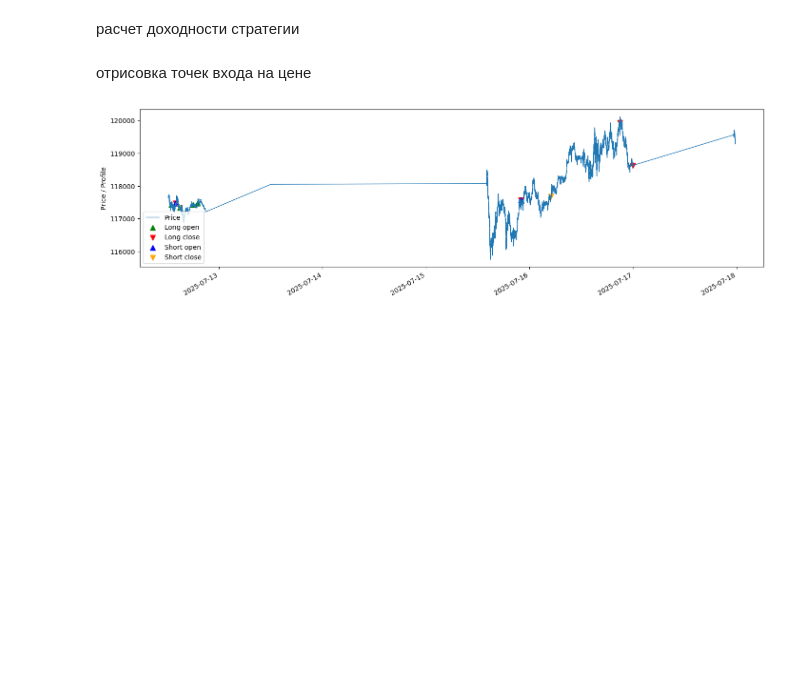
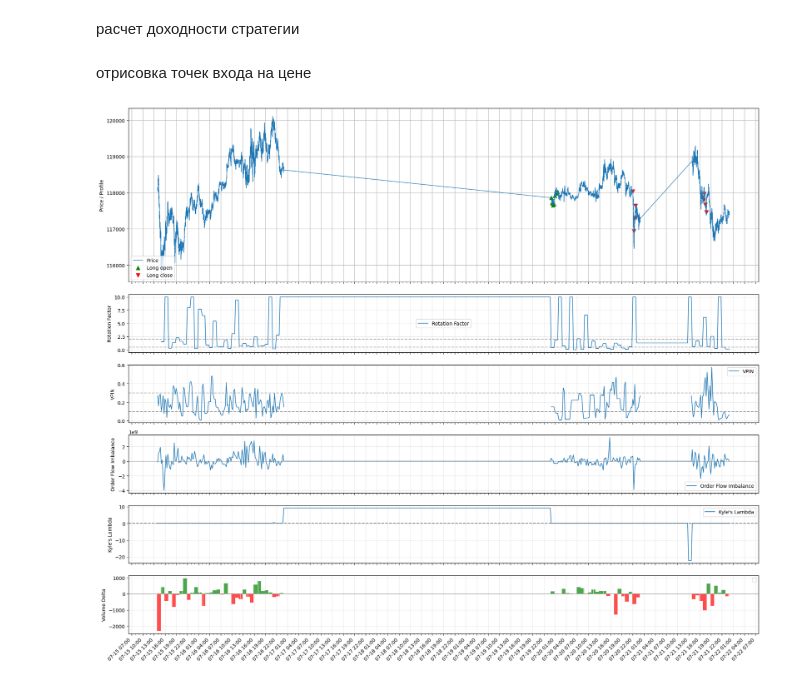
Before and after one commit to dmitriyjopov/trading-bot, a Jupyter notebook: src/visual_j.ipynb, the cells around one changed output. Saved outputs shown, nothing was run; the diff lists cells and outputs as text; code cells hidden in the pictures; blank space fills up the shorter version.

```diff
--- a/src/visual_j.ipynb
+++ b/src/visual_j.ipynb
@@ -35,8 +8,7 @@ import pandas as pd
 # %%
-
 # Cell 2: читаем паркет один раз
 df, odf = functions.read_files(
-    '2025-07-12','2025-07-17'
+    '2025-07-15','2025-07-21'
 )
 odf['recv_time'] = pd.to_datetime(odf['recv_time'])
 # %%
@@ -241,45 +254,93 @@ bh_equity = deposit * (bh_price / bh_price.iloc[0])
 # %% [markdown]
 отрисовка точек входа на цене
 # %%
-fig, ax = plt.subplots(
-    1, 1,
-    figsize=(14, 4),
-    constrained_layout=True
+fig, axes = plt.subplots(
+    6, 1,
+    figsize=(19, 16),
+    constrained_layout=True,
+    sharex=True,
+    gridspec_kw={'height_ratios': [3, 1, 1, 1, 1, 1]}
 )
+ax0 = axes[0]
 
 # Рисуем цену
-ax.plot(df['recv_time'], df['price'], label='Price', linewidth=1)
+ax0.plot(df['recv_time'], df['price'], label='Price', linewidth=1)
 
 # 1) Разделяем trades на два списка
 trades_long  = [t for t in trades if t['direction'] == 'long']
 trades_short = [t for t in trades if t['direction'] == 'short']
 
 # 2) Извлекаем отдельно entry/exit времена и цены для каждого направления
 long_open_times  = [t['entry_time']  for t in trades_long]
 long_open_prices = [t['entry_price'] for t in trades_long]
 long_close_times  = [t['exit_time']  for t in trades_long]
 long_close_prices = [t['exit_price'] for t in trades_long]
 
 short_open_times  = [t['entry_time']   for t in trades_short]
 short_open_prices = [t['entry_price']  for t in trades_short]
 short_close_times  = [t['exit_time']   for t in trades_short]
 short_close_prices = [t['exit_price']  for t in trades_short]
 
 # 3) Наносим на график
-ax.scatter(long_open_times,  long_open_prices,  marker='^', color='g', s=60, label='Long open')
-ax.scatter(long_close_times, long_close_prices, marker='v', color='r', s=60, label='Long close')
 
-ax.scatter(short_open_times,  short_open_prices,  marker='^', color='b',      s=60, label='Short open')
-ax.scatter(short_close_times, short_close_prices, marker='v', color='orange', s=60, label='Short close')
+ax0.scatter(long_open_times,  long_open_prices,  marker='^', color='g', s=60, label='Long open')
+ax0.scatter(long_close_times, long_close_prices, marker='v', color='r', s=60, label='Long close')
 
-ax.set_ylabel("Price / Profile")
-ax.legend(loc='lower left')
-ax.grid(False)
+# ax0.scatter(short_open_times,  short_open_prices,  marker='^', color='b',      s=60, label='Short open')
+# ax0.scatter(short_close_times, short_close_prices, marker='v', color='orange', s=60, label='Short close')
 
-fig.autofmt_xdate()
+ax0.set_ylabel("Price / Profile")
+ax0.legend(loc='lower left')
+ax0.grid(True)
+
+indicators = ['RF','VPIN','OFI','Kyle_Lambda','volume_delta']
+titles = ['Rotation Factor', 'VPIN', 'Order Flow Imbalance', "Kyle's Lambda", 'Volume Delta']
+
+for i, indicator in enumerate(indicators, start=1):
+    if indicator == 'volume_delta':
+        # Особый случай для volume delta - используем бары
+        colors = np.where(indicators_df[indicator] >= 0, 'green', 'red')
+        axes[i].bar(indicators_df.index, indicators_df[indicator], color=colors, alpha=0.7, width=0.01)
+        axes[i].axhline(0, color='gray', linestyle='-', alpha=0.5)
+    else:
+        axes[i].plot(indicators_df.index, indicators_df[indicator], label=titles[i-1], linewidth=1.2)
+
+    # Добавляем ключевые уровни для каждого индикатора
+    if indicator == 'RF':
+        axes[i].axhline(0.5, color='gray', linestyle='--', alpha=0.7)
+        axes[i].axhline(2.0, color='gray', linestyle='--', alpha=0.7)
+    elif indicator == 'VPIN':
+        axes[i].axhline(0.1, color='gray', linestyle='--', alpha=0.7)
+        axes[i].axhline(0.3, color='gray', linestyle='--', alpha=0.7)
+    elif indicator == 'Kyle_Lambda':
+        axes[i].axhline(0.05, color='gray', linestyle='--', alpha=0.7)
+        axes[i].axhline(0.2, color='gray', linestyle='--', alpha=0.7)
+    elif indicator == 'OFI':
+        axes[i].axhline(0, color='gray', linestyle='-', alpha=0.5)
+
+    axes[i].set_ylabel(titles[i-1])
+    axes[i].grid(True, alpha=0.3)
+    axes[i].legend(loc='best')
+
+# Форматирование времени на последнем графике
+for ax in axes:
+    # 1. Устанавливаем локатор дат (каждые 3 часа)
+    ax.xaxis.set_major_locator(mdates.HourLocator(interval=3))
+
+    # 2. Формат с датой и временем
+    ax.xaxis.set_major_formatter(mdates.DateFormatter('%m-%d %H:%M'))
+
+    # 3. Дополнительные минорные деления (каждый час)
+    ax.xaxis.set_minor_locator(mdates.HourLocator(interval=1))
+
+    # 4. Поворот меток
+    plt.setp(ax.xaxis.get_majorticklabels(), rotation=45, ha='right')
+
+plt.subplots_adjust(bottom=0.15)  # Увеличиваем место снизу для меток времени
+plt.tight_layout()
 plt.show()
 # %% [output]
-[figure, old version]
+[figure, new version]
 # %%
 fig, (ax0, ax1) = plt.subplots(1, 2, figsize=(14,4),sharex=True, sharey=False)
 
```
Also changed, not shown: parts of 6 cells of this notebook.
